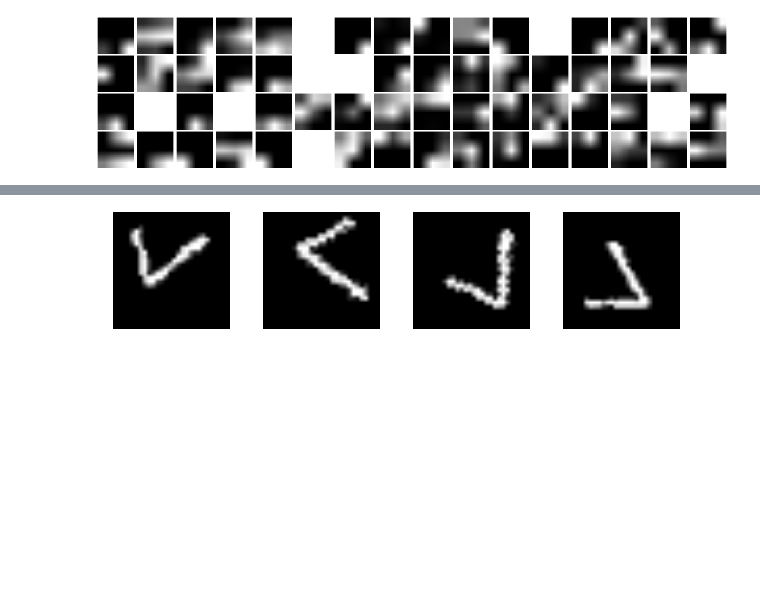
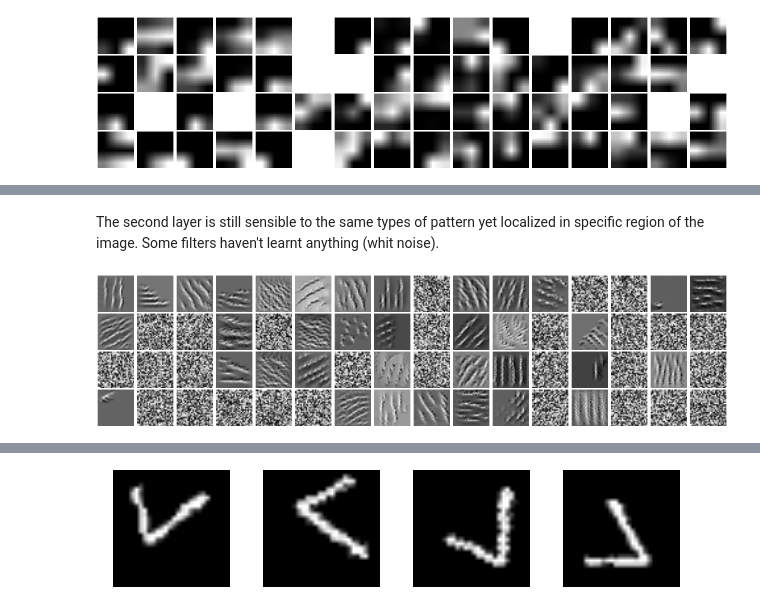
Before and after one commit to mmmlc/mlTeachings, a Jupyter notebook: 3_4_CNN.ipynb, the cells around one changed output, grey strips where cells are left out. Cells and saved outputs as stored; diff of their text form; code cells hidden in the pictures; blank space fills up the shorter version.

```diff
--- a/3_4_CNN.ipynb
+++ b/3_4_CNN.ipynb
@@ -360,0 +473,6 @@ activations[[layer]][,,,i] %>% range01 %>% as.raster %>% plot
+# %% [markdown]
+The second layer is still sensible to the same types of pattern yet localized in specific region of the image. Some filters haven't learnt anything (whit noise).
+# %%
+get_cnn_filters("conv2d_2", 64)
+# %% [output]
+[figure, added]
```
Also changed, not shown: parts of 16 cells of this notebook, 1 other file.
